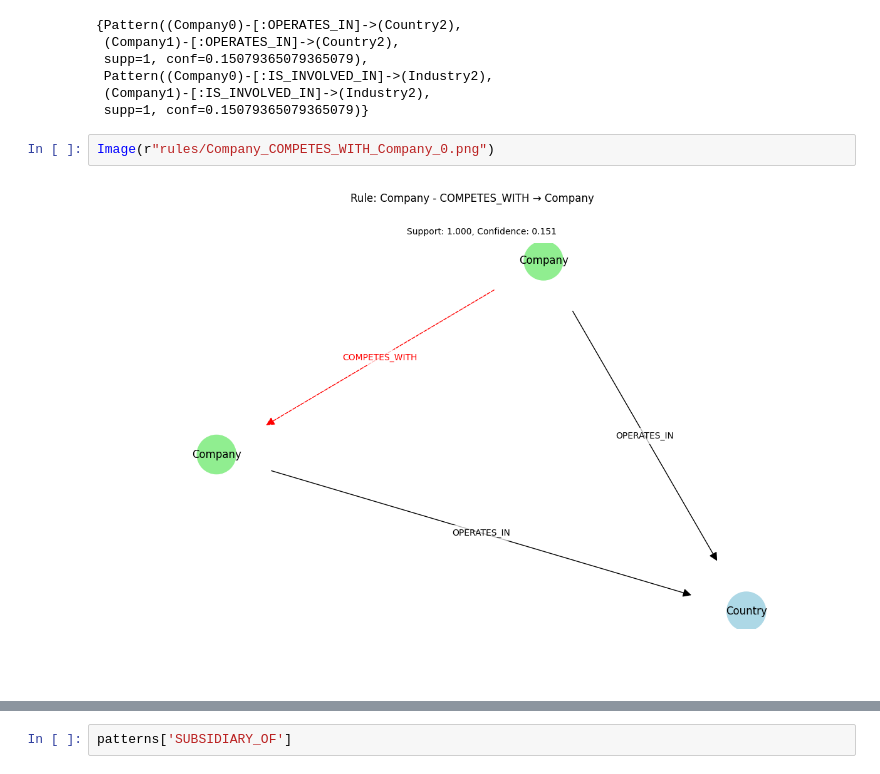
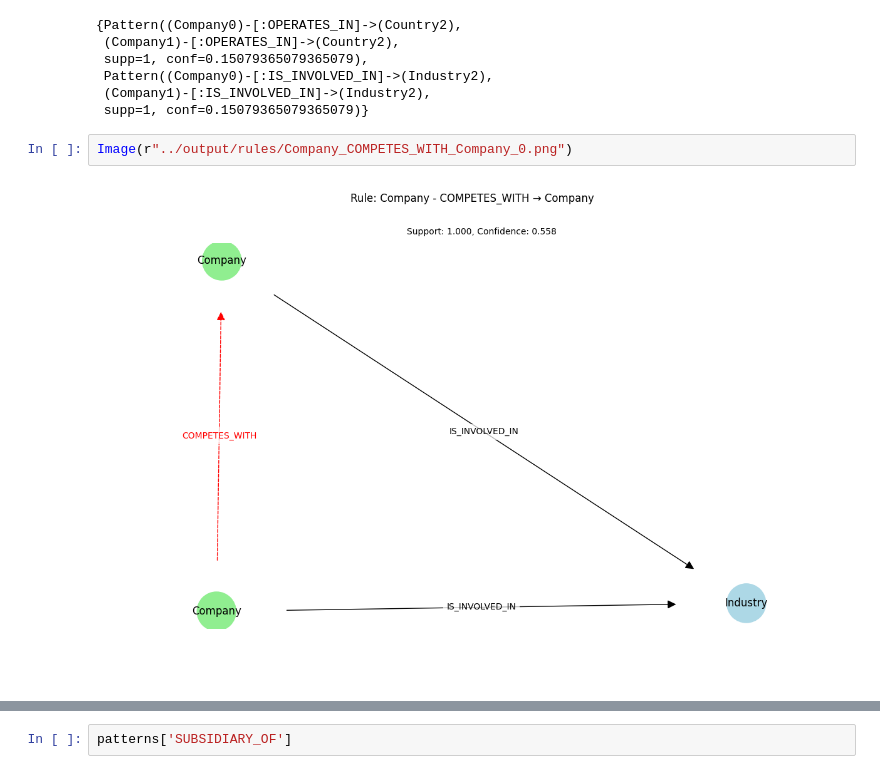
Before and after one commit to AY2425S1-DSA3101-Weeping-Wranglers/WW-AI-GK, a Jupyter notebook: kg_construction/graph_construction.ipynb, the cells around one changed output, grey strips where cells are left out. Cells and saved outputs as stored; diff of their text form.

```diff
--- a/kg_construction/graph_construction.ipynb
+++ b/kg_construction/graph_construction.ipynb
@@ -896,7 +897,7 @@ patterns['COMPETES_WITH']
  (Company1)-[:IS_INVOLVED_IN]->(Industry2),
  supp=1, conf=0.15079365079365079)}
 # %%
-Image(r"rules/Company_COMPETES_WITH_Company_0.png")
+Image(r"../output/rules/Company_COMPETES_WITH_Company_0.png")
 # %% [output]
-[figure, old version]
+[figure, new version]
 # %%
```
Also changed, not shown: parts of 5 cells of this notebook, 24 other files.
